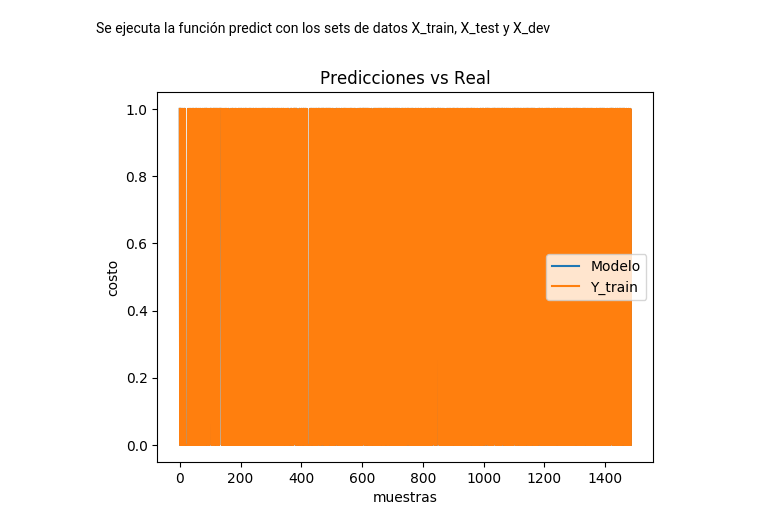
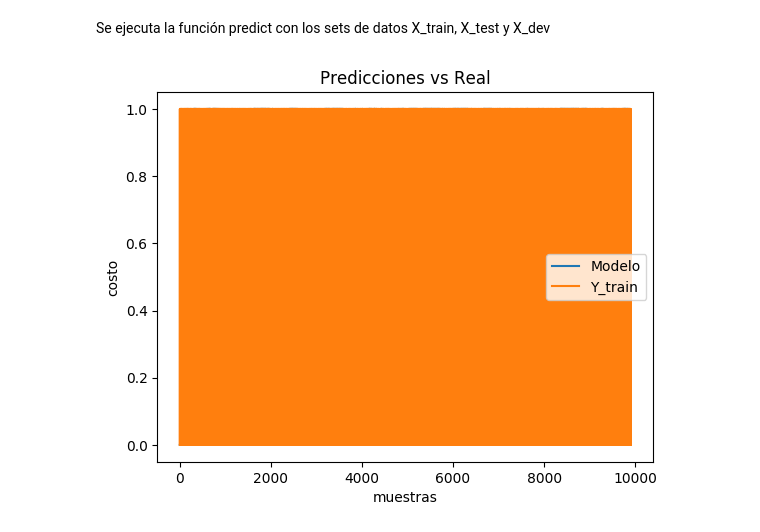
Before and after one commit to zFSANTANDER/CH_PCNA, a Jupyter notebook: CH_PCNA GH.ipynb, the cells around one changed output. Cells and saved outputs as stored; diff of their text form; code cells hidden in the pictures.

````diff
--- a/CH_PCNA GH.ipynb
+++ b/CH_PCNA GH.ipynb
@@ -370,7 +370,7 @@ Se utilizan las funciones generadas antes para construir el modelo de la red neu
 * numero de epocas ```num_epochs```: numero de veces que explorará todos los minibatches.
 * tamaño de minibatch ```minibatch_size```: tamaño de los minibatch.
 # %%
-def model(X_train, Y_train, X_test, Y_test, learning_rate = 0.0001,
+def model(X_train, Y_train, X_test, Y_test, learning_rate = 0.001,
           num_epochs = 2000, minibatch_size = 32, print_cost = True):
     """
     Implementa tres-capas tensorflow red neuronal: LINEAR->SIGMOID->LINEAR->SIGMOID->LINEAR->SIGMOID.
@@ -525,13 +557,13 @@ def predict(X, parameters, hys):
 Se ejecuta la función predict con los sets de datos X_train, X_test y X_dev
 # %%
 plt.style.use('default')
-y_hat=predict(X_test, parameters,0.5)
+y_hat=predict(X_Orig, parameters,0.5)
 plt.plot(np.squeeze(y_hat), label='Modelo')
-plt.plot(np.squeeze(Y_test), label='Y_train')
+plt.plot(np.squeeze(Y_Orig), label='Y_train')
 plt.ylabel('costo')
 plt.xlabel('muestras')
 plt.title("Predicciones vs Real")
 plt.legend()
 plt.show()
 # %% [output]
-[figure, old version]
+[figure, new version]
````
Also changed, not shown: parts of 1 cell of this notebook.
